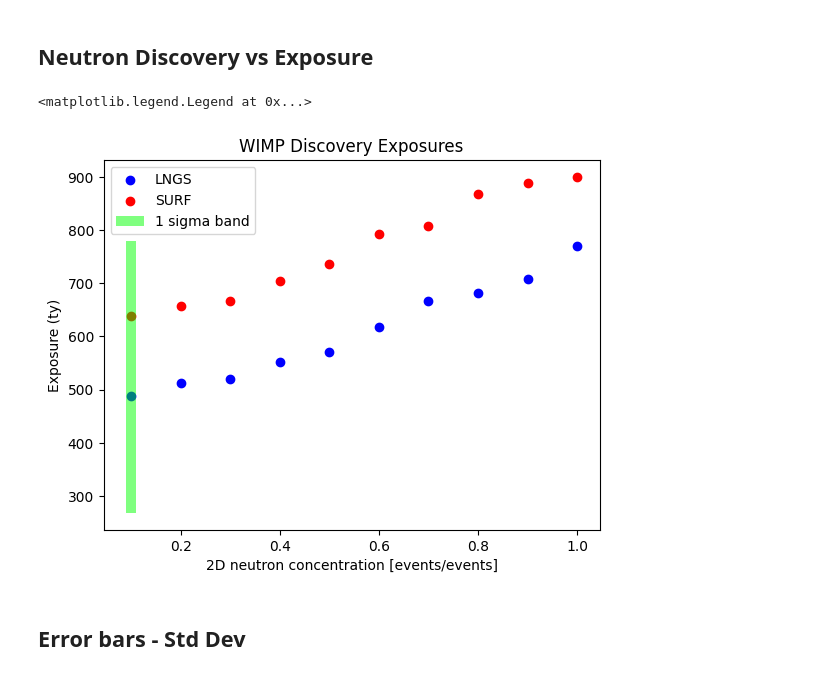
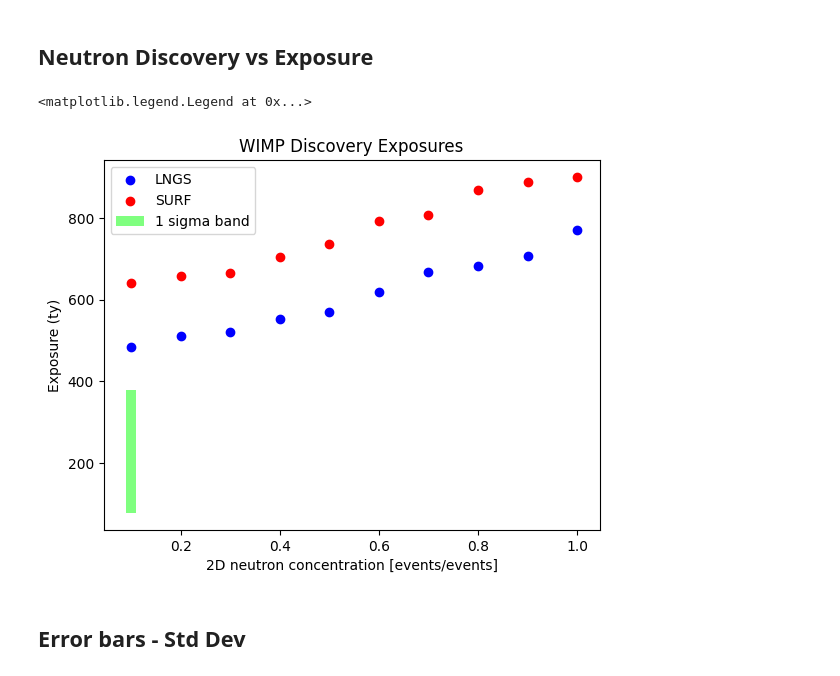
Before and after one commit to robertsjames/FlameFitSimple, a Jupyter notebook: analyses/WIMP_discovery/get_results_errors.ipynb, the cells around one changed output. Drawn from its saved outputs; the diff is of its cells as text; code cells hidden in the pictures.

```diff
--- a/analyses/WIMP_discovery/get_results_errors.ipynb
+++ b/analyses/WIMP_discovery/get_results_errors.ipynb
@@ -62,8 +49,26 @@ def get_crossing(x, y, crit_val=5.):
     gradient = (y_right - y_left) / (x_right - x_left)
 
     return (crit_val - y_left) / gradient + x_left #re-arranged y-b = m(x-a) or x = (y-b)/m + a
+# %%
+#Interpolation of crossing points
+
+def get_crossing_3_sigma(x, y, crit_val=3.):
+    crossing_points = np.argwhere(np.diff(np.sign(y - np.ones_like(y) * crit_val)) > 0.).flatten()
+
+    try:
+        x_left = x[crossing_points[0]]
+        x_right = x[crossing_points[0] + 1]
+        y_left = y[crossing_points[0]]
+        y_right = y[crossing_points[0] + 1]
+    except:
+
+        return x[-1]
+
+    gradient = (y_right - y_left) / (x_right - x_left)
+
+    return (crit_val - y_left) / gradient + x_left #re-arranged y-b = m(x-a) or x = (y-b)/m + a
 # %%
-files_titles = {'/global/homes/r/rory_m/rory_m/XLZD/FlameFitSimple/analyses/WIMP_discovery/outputs/nominal_values_0.1_sigma_1_range/benchmark_0.1_LNGS/': 'Benchmark parameters'}
+files_titles = {'/global/homes/r/rory_m/rory_m/XLZD/FlameFitSimple/analyses/WIMP_discovery/outputs/WIMP_disco_3D_neutrons/benchmark_0.1_SURF': 'Benchmark parameters'}
 # %%
 def produce_plot(file, title):
     exposures, bands = get_disco_bands(directory=file)
@@ -149,31 +481,34 @@ for file, title in files_titles.items():
 # %% [markdown]
 ## Neutron Discovery vs Exposure
 # %%
-exposures_LNGS = np.array([487.43, 512.01, 520.52, 551.78, 570.73, 617.88, 666.33, 681.84, 707.18, 771.05])
+#exposures_LNGS = np.array([487.43, 512.01, 520.52, 551.78, 570.73, 617.88, 666.33, 681.84, 707.18, 771.05])
+
+#With the new 0.1 point:
+exposures_LNGS = np.array([483.75, 512.01, 520.52, 551.78, 570.73, 617.88, 666.33, 681.84, 707.18, 771.05])
 
 exposures_SURF = np.array([639.38, 657.22, 666.13, 704.40, 735.76, 792.92, 807.41, 867.16, 888.60, 900])
 
 conc = np.array([0.1, 0.2, 0.3, 0.4, 0.5, 0.6, 0.7, 0.8, 0.9, 1.0])
 
 plt.scatter(conc, exposures_LNGS, color='blue', label='LNGS')
 plt.scatter(conc, exposures_SURF, color='red', label='SURF')
 
 delta = 0.01
 c = float(conc[0])
 
 plt.fill_between([c - delta, c + delta],
                  2*[low_cros],
                  2*[up_cros],
                  facecolor='#00ff00', alpha=0.5, label = '1 sigma band')
 
 
 plt.xlabel('2D neutron concentration [events/events]')
 plt.ylabel('Exposure (ty)')
 plt.title('WIMP Discovery Exposures')
 plt.legend()
 # %% [output]
 <matplotlib.legend.Legend at 0x...>
-[figure, old version]
+[figure, new version]
 # %% [markdown]
 ## Error bars - Std Dev
 # %%
```
Also changed, not shown: parts of 36 cells of this notebook, 38 other files.
